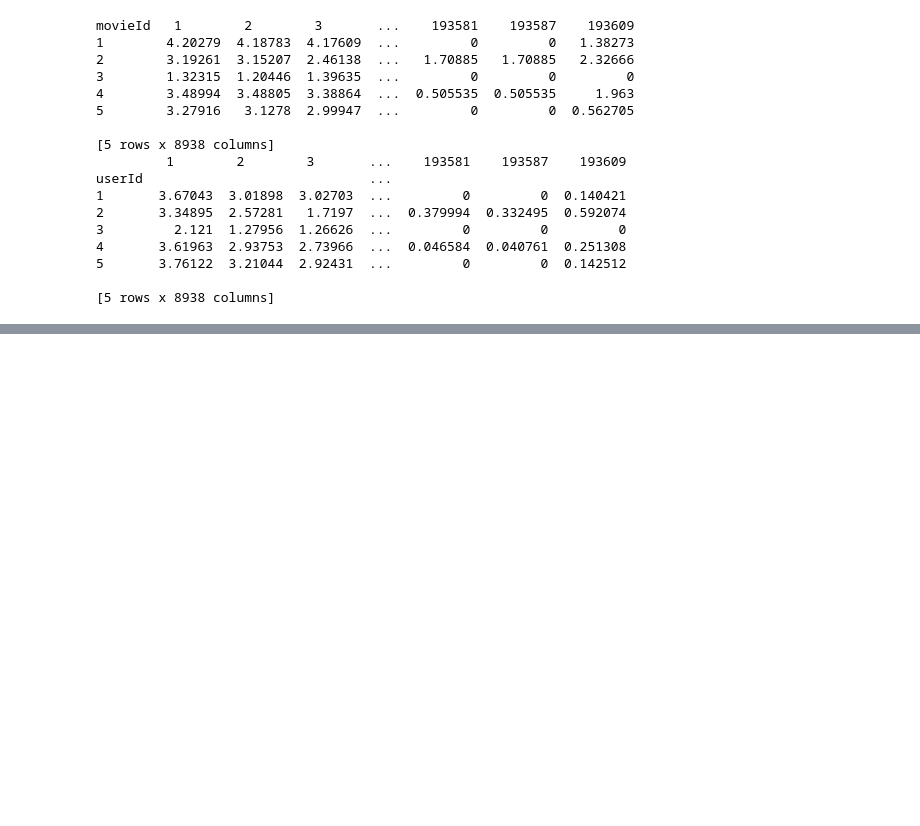
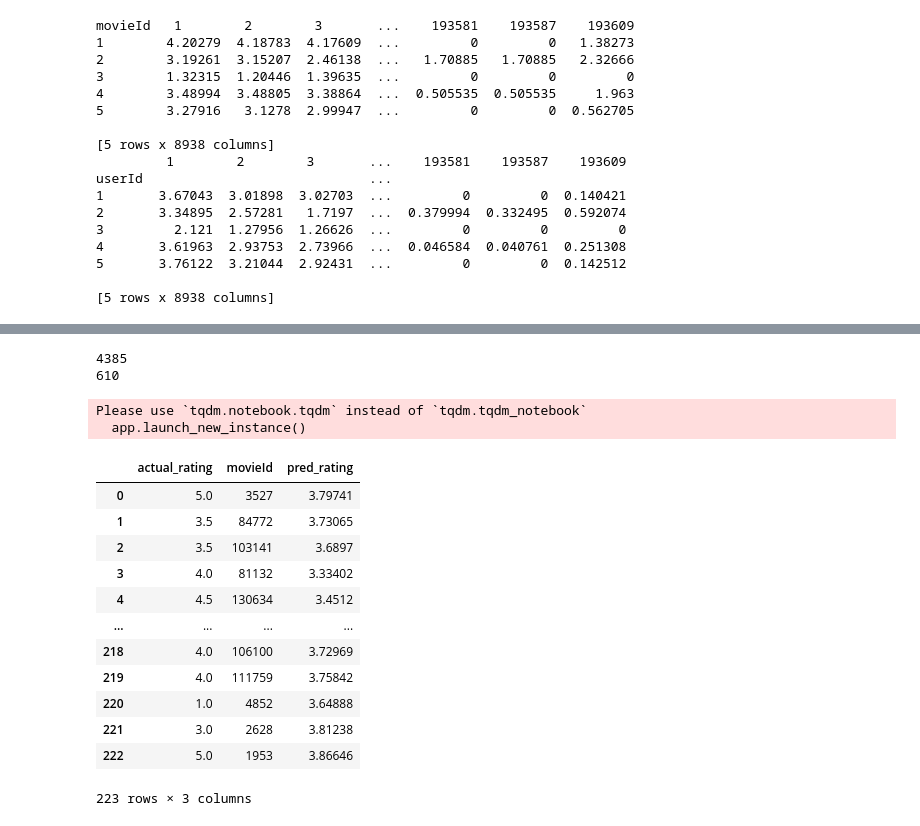
Before and after one commit to fromptj/recommender_system, a Jupyter notebook: 02-Basic-Recommender-System/02-Collaborative_Filtering.ipynb, the cells around one changed output, grey strips where cells are left out. Drawn from its saved outputs; the diff is of its cells as text; code cells hidden in the pictures; blank space fills up the shorter version.

```diff
--- a/02-Basic-Recommender-System/02-Collaborative_Filtering.ipynb
+++ b/02-Basic-Recommender-System/02-Collaborative_Filtering.ipynb
@@ -363,0 +426,20 @@ userId                             ...
+# %%
+evaluate(test_df, item_prediction_result_df)
+# %% [output]
+4385
+610
+Please use `tqdm.notebook.tqdm` instead of `tqdm.tqdm_notebook`
+  app.launch_new_instance()
+|  | actual_rating | movieId | pred_rating |
+| 0 | 5.0 | 3527 | 3.79741 |
+| 1 | 3.5 | 84772 | 3.73065 |
+| 2 | 3.5 | 103141 | 3.6897 |
+| 3 | 4.0 | 81132 | 3.33402 |
+| 4 | 4.5 | 130634 | 3.4512 |
+| ... | ... | ... | ... |
+| 218 | 4.0 | 106100 | 3.72969 |
+| 219 | 4.0 | 111759 | 3.75842 |
+| 220 | 1.0 | 4852 | 3.64888 |
+| 221 | 3.0 | 2628 | 3.81238 |
+| 222 | 5.0 | 1953 | 3.86646 |
+223 rows × 3 columns
```
Also changed, not shown: parts of 6 cells of this notebook.
